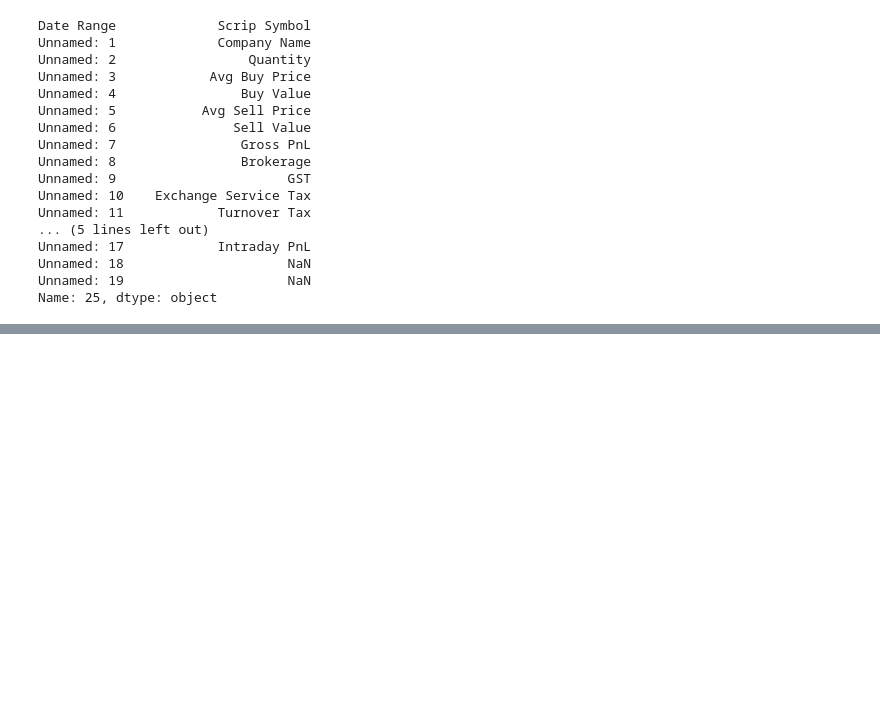
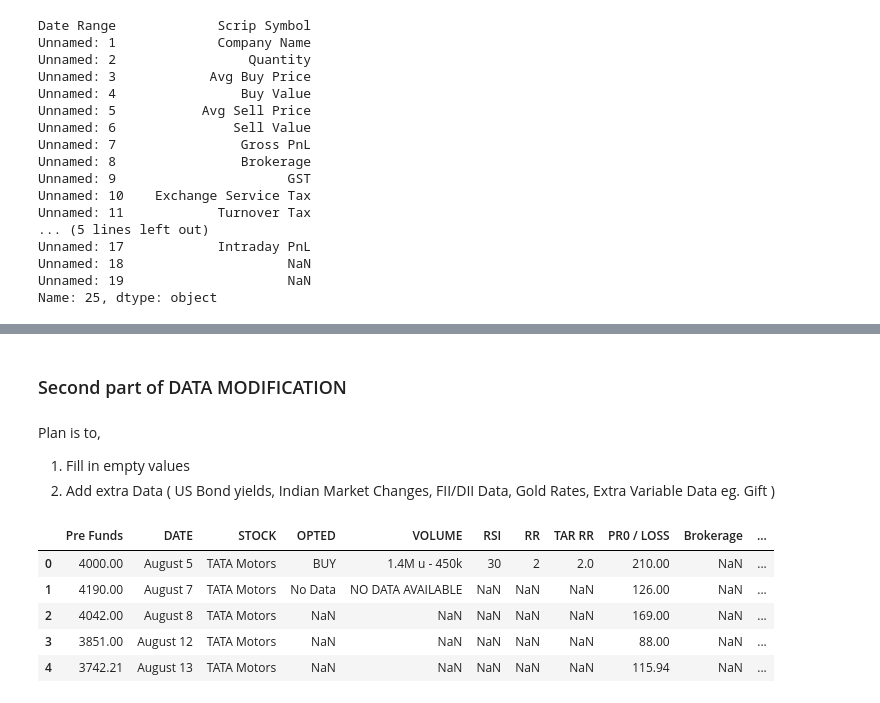
Before and after one commit to Vamsi-Krishna-24/My_Intraday_Analysis, a Jupyter notebook: Data_processing/ODP1.ipynb, the cells around one changed output, grey strips where cells are left out. Cells and saved outputs as stored; diff of their text form; code cells hidden in the pictures; blank space fills up the shorter version.

```diff
--- a/Data_processing/ODP1.ipynb
+++ b/Data_processing/ODP1.ipynb
@@ -74,0 +241,21 @@ See the caveats in the documentation: https://pandas.pydata.org/pandas-docs/stab
+# %% [markdown]
+### Second part of DATA MODIFICATION
+# %% [markdown]
+Plan is to,
+1. Fill in empty values
+2. Add extra Data (
+    US Bond yields,
+    Indian Market Changes,
+    FII/DII Data,
+    Gold Rates,
+    Extra Variable Data eg. Gift
+)
+# %%
+uod.head(5)
+# %% [output]
+|  | Pre Funds | DATE | STOCK | OPTED | VOLUME | RSI | RR | TAR RR | PR0 / LOSS | Brokerage | ... |
+| 0 | 4000.00 | August 5 | TATA Motors | BUY | 1.4M u - 450k | 30 | 2 | 2.0 | 210.00 | NaN | ... |
+| 1 | 4190.00 | August 7 | TATA Motors | No Data | NO DATA AVAILABLE | NaN | NaN | NaN | 126.00 | NaN | ... |
+| 2 | 4042.00 | August 8 | TATA Motors | NaN | NaN | NaN | NaN | NaN | 169.00 | NaN | ... |
+| 3 | 3851.00 | August 12 | TATA Motors | NaN | NaN | NaN | NaN | NaN | 88.00 | NaN | ... |
+| 4 | 3742.21 | August 13 | TATA Motors | NaN | NaN | NaN | NaN | NaN | 115.94 | NaN | ... |
```
Also changed, not shown: parts of 25 cells of this notebook, 19 other files.
